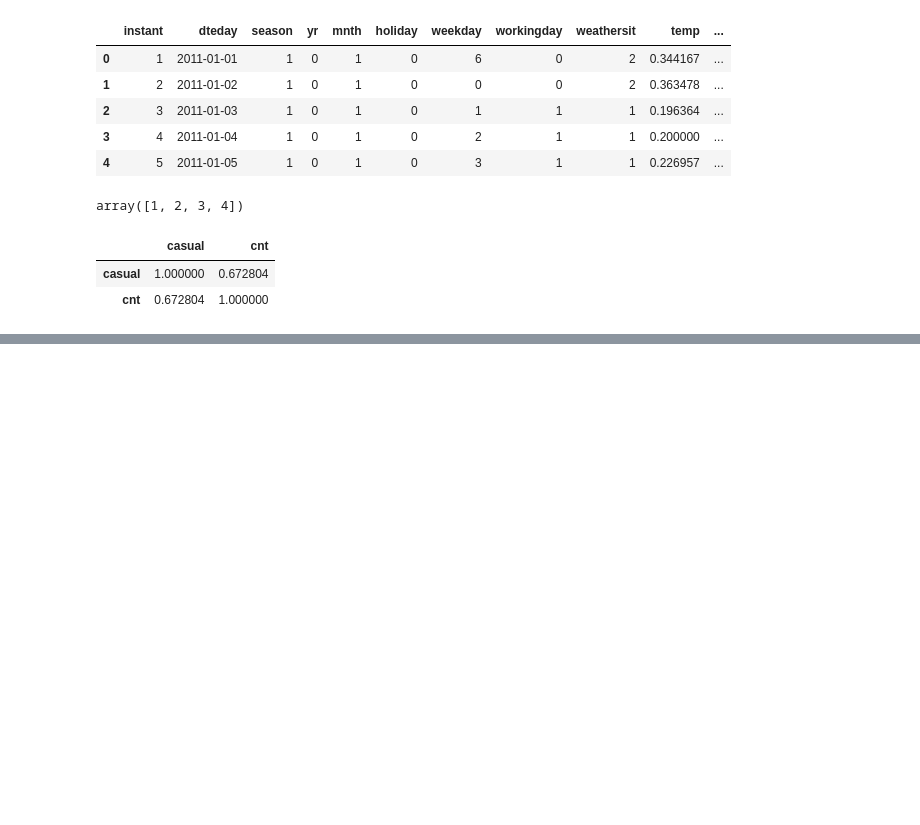
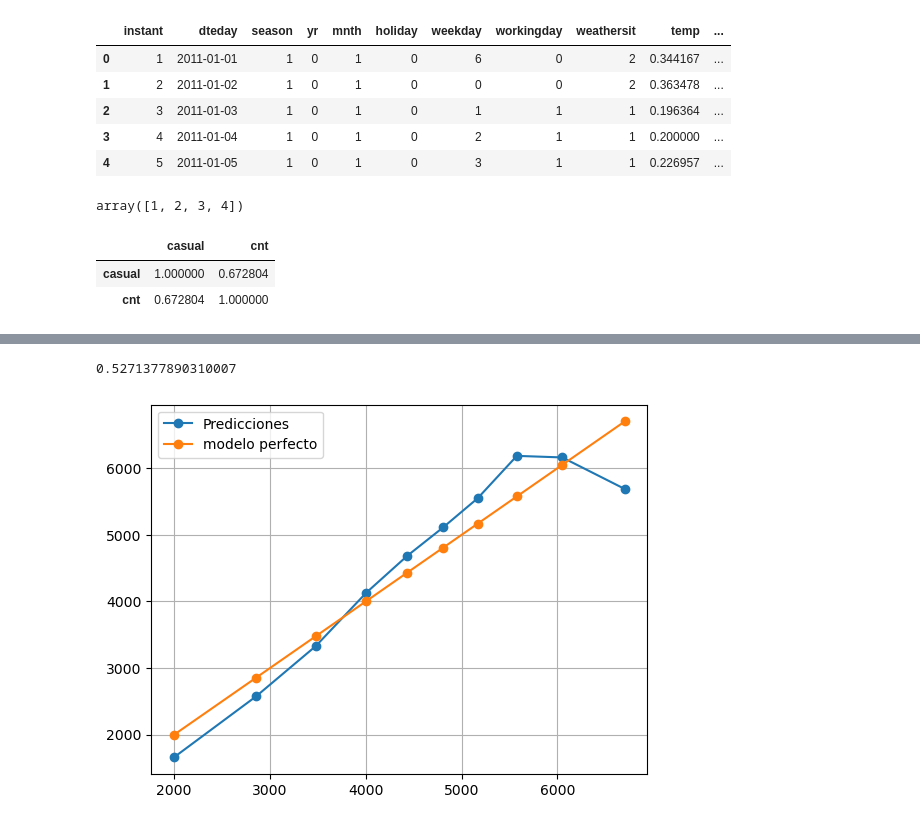
Before and after one commit to Rolando1708/Analisis_de_Aprendizaje_Estadistico, a Jupyter notebook: Parcial 1/Tarea 2, regresion lineal multiple.ipynb, the cells around one changed output, grey strips where cells are left out. Drawn from its saved outputs; the diff is of its cells as text; code cells hidden in the pictures; blank space fills up the shorter version.

```diff
--- a/Parcial 1/Tarea 2, regresion lineal multiple.ipynb
+++ b/Parcial 1/Tarea 2, regresion lineal multiple.ipynb
@@ -47,4 +81,25 @@ X =pd.get_dummies(X)
 # %%
 model = linear_model.LinearRegression().fit(X,y)
 # %%
-predicciones = model_todo.predict(X)
+predicciones = model.predict(X)
+# %%
+r2_score(y_pred=predicciones, y_true=y)
+# %% [output]
+0.5271377890310007
+# %%
+calibracion = pd.DataFrame({
+    'predicciones':predicciones,
+    'real':y
+})
+# %%
+calibracion['bins']=pd.qcut(calibracion['predicciones'], q = 10, labels=False)+1
+# %%
+grouped_calibracion = calibracion.groupby('bins').mean()
+grouped_calibracion['error']=(grouped_calibracion.predicciones - grouped_calibracion.real)/grouped_calibracion.predicciones
+# %%
+plt.plot(grouped_calibracion.predicciones.values, grouped_calibracion.real.values, marker = "o", label="Predicciones")
+plt.plot(grouped_calibracion.predicciones.values, grouped_calibracion.predicciones.values, marker = "o", label = "modelo perfecto")
+plt.legend()
+plt.grid()
+# %% [output]
+[figure, added]
```
Also changed, not shown: parts of 3 cells of this notebook.
